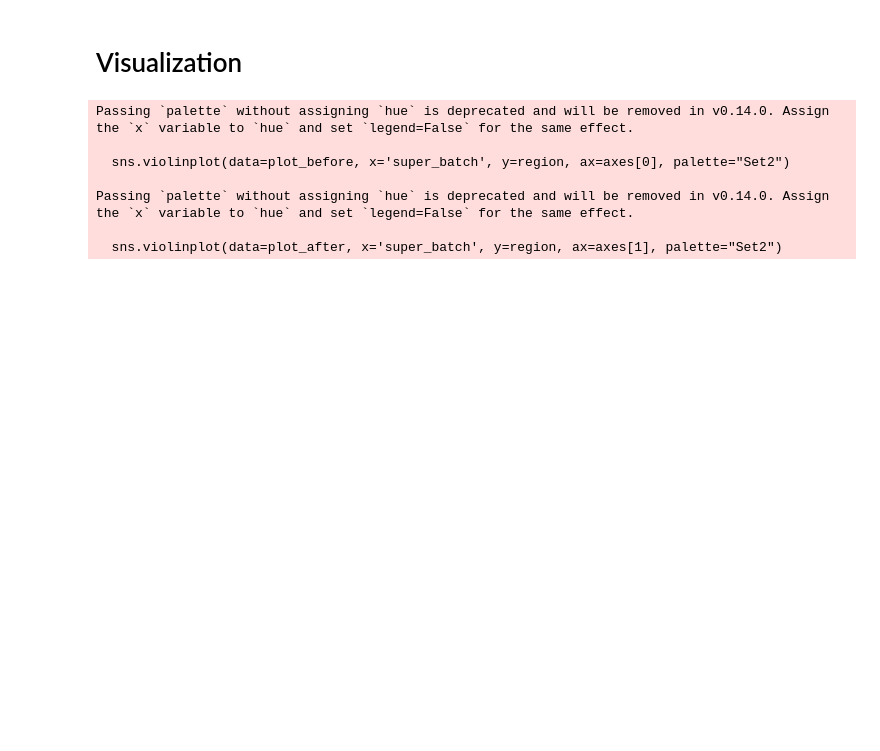
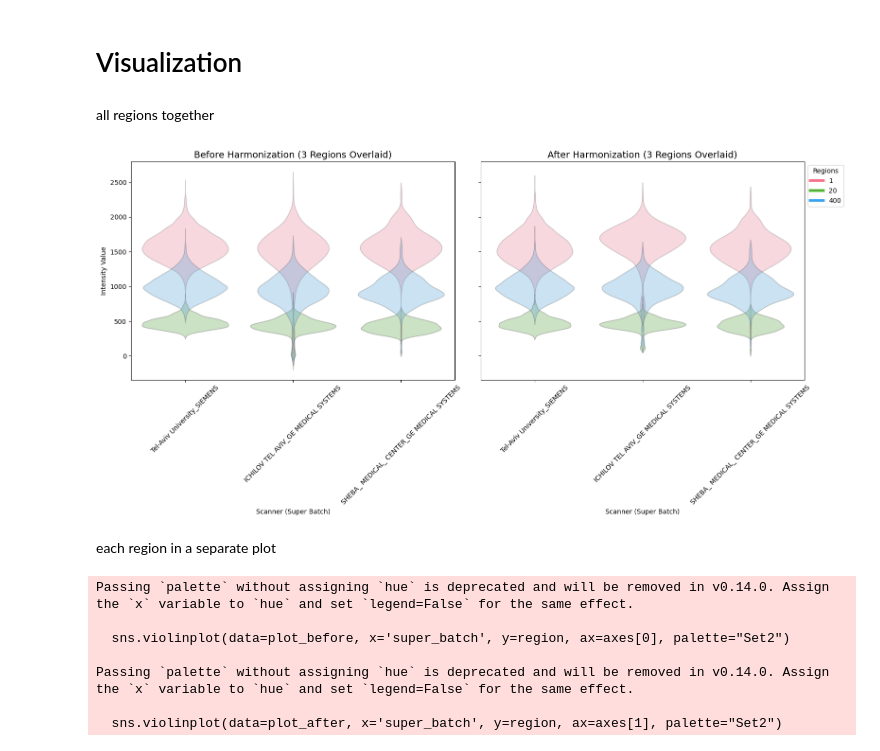
Before and after one commit to GaiaNegev13/legacy_pipe, a Jupyter notebook: legacy_pipe/harmonization.ipynb, the cells around one changed output. Drawn from its saved outputs; the diff is of its cells as text; code cells hidden in the pictures; blank space fills up the shorter version.

Commit message:
add visualisation to harmonization - lay regions in the same plot

```diff
--- a/legacy_pipe/harmonization.ipynb
+++ b/legacy_pipe/harmonization.ipynb
@@ -316,3 +316,5 @@ df_harmonized = df_harmonized.sort_index()
 [neuroCombat] Final adjustment of data
 # %% [markdown]
 # Visualization
+# %% [markdown]
+all regions together
@@ -319 +325,67 @@ df_harmonized = df_harmonized.sort_index()
+# %%
+import matplotlib.pyplot as plt
+import seaborn as sns
+import pandas as pd
+from matplotlib.lines import Line2D
+
+# 1. Dynamically generate a palette based on the number of regions
+num_regions = len(target_regions)
+# 'husl' is good for many distinct colors; 'viridis' or 'tab10'/ 'tab20' are also options
+palette = sns.color_palette("husl", num_regions)
+region_color_map = dict(zip(target_regions, palette))
+
+# 2. Create the Figure
+fig, axes = plt.subplots(1, 2, figsize=(16, 8), sharey=True)
+
+# 3. Overlay the regions
+for region in target_regions:
+    # Prepare data for the current region
+    plot_before = pd.concat([df_covariates['super_batch'], df_features[region]], axis=1)
+    plot_after = pd.concat([df_covariates['super_batch'], df_harmonized[region]], axis=1)
+
+    # Get the assigned color for this region
+    reg_color = region_color_map[region]
+
+    # Plot Before
+    sns.violinplot(
+        data=plot_before, x='super_batch', y=region,
+        ax=axes[0], color=reg_color, alpha=0.3, inner=None
+    )
+
+    # Plot After
+    sns.violinplot(
+        data=plot_after, x='super_batch', y=region,
+        ax=axes[1], color=reg_color, alpha=0.3, inner=None
+    )
+
+# 4. Formatting and Labels
+axes[0].set_title(f"Before Harmonization ({num_regions} Regions Overlaid)", fontsize=14)
+axes[1].set_title(f"After Harmonization ({num_regions} Regions Overlaid)", fontsize=14)
+
+for ax in axes:
+    ax.tick_params(axis='x', rotation=45)
+    ax.set_xlabel("Scanner (Super Batch)")
+    ax.set_ylabel("Intensity Value")
+
+# 5. Create a Dynamic Legend
+legend_elements = [
+    Line2D([0], [0], color=region_color_map[reg], lw=4, label=str(reg))
+    for reg in target_regions
+]
+
+# Adjust legend location if there are many regions
+axes[1].legend(
+    handles=legend_elements,
+    loc='upper left',
+    bbox_to_anchor=(1, 1), # Places legend outside the plot area
+    title="Regions",
+    ncol=1 if num_regions <= 10 else 2 # Splits legend into columns if list is long
+)
+
+plt.tight_layout()
+plt.show()
+# %% [output]
+[figure, added]
+# %% [markdown]
+each region in a separate plot
 # %%
```
Also changed, not shown: parts of 2 cells of this notebook.
